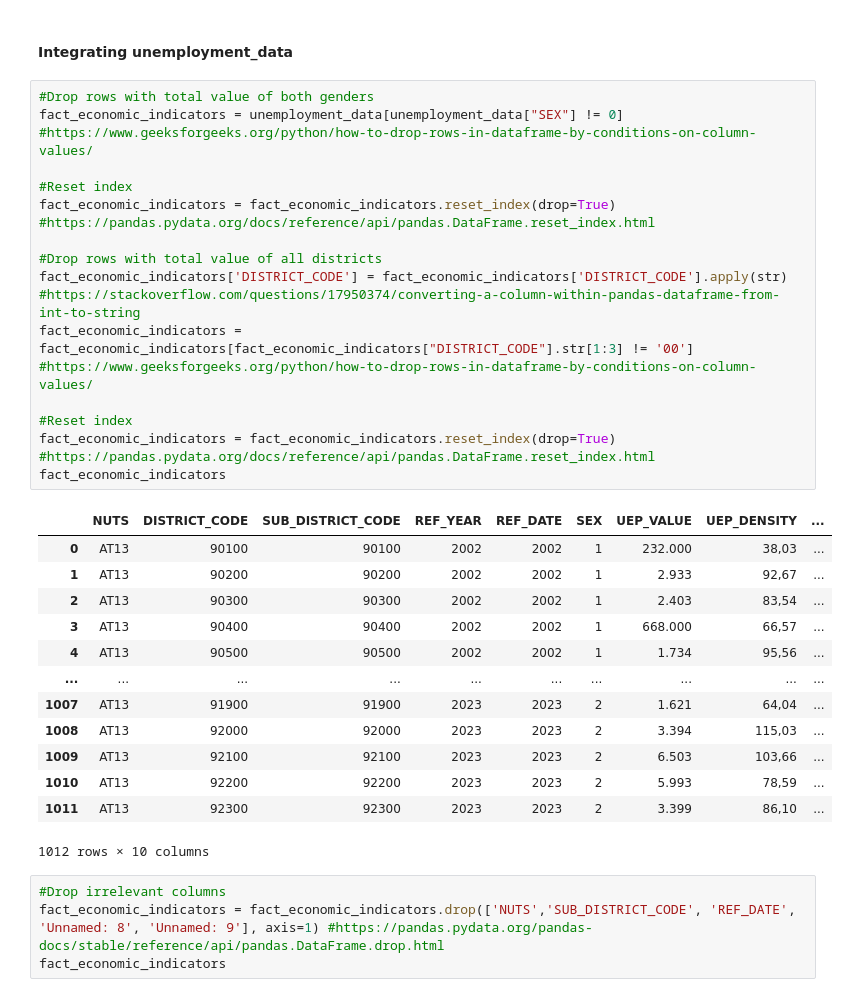
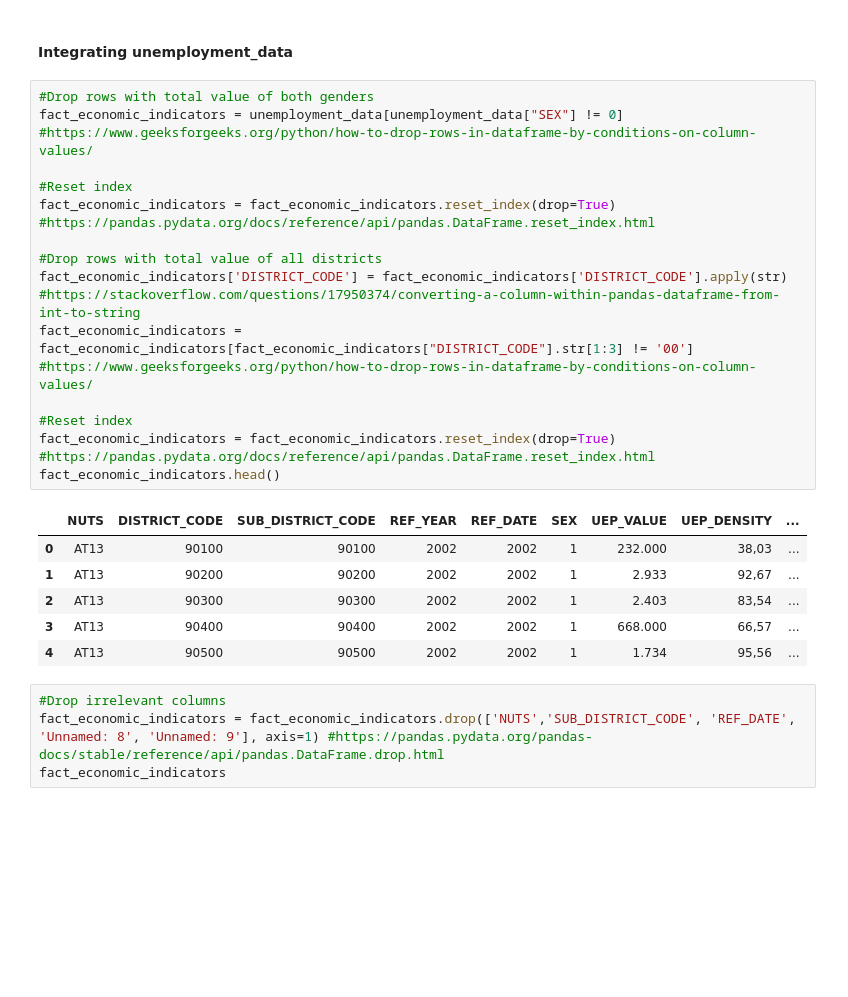
Before and after one commit to yasinfahmy/Business-Intelligence-I, a Jupyter notebook: pipeline/notebooks/pipeline.ipynb, the cells around one changed output. Drawn from its saved outputs; the diff is of its cells as text; blank space fills up the shorter version.

```diff
--- a/pipeline/notebooks/pipeline.ipynb
+++ b/pipeline/notebooks/pipeline.ipynb
@@ -117,31 +108,24 @@ dim_district_df.to_csv('../data/created/dim_district_data.csv', sep=';', index=F
 # %%
 #Drop rows with total value of both genders
 fact_economic_indicators = unemployment_data[unemployment_data["SEX"] != 0] #https://www.geeksforgeeks.org/python/how-to-drop-rows-in-dataframe-by-conditions-on-column-values/
 
 #Reset index
 fact_economic_indicators = fact_economic_indicators.reset_index(drop=True) #https://pandas.pydata.org/docs/reference/api/pandas.DataFrame.reset_index.html
 
 #Drop rows with total value of all districts
 fact_economic_indicators['DISTRICT_CODE'] = fact_economic_indicators['DISTRICT_CODE'].apply(str) #https://stackoverflow.com/questions/17950374/converting-a-column-within-pandas-dataframe-from-int-to-string
 fact_economic_indicators = fact_economic_indicators[fact_economic_indicators["DISTRICT_CODE"].str[1:3] != '00'] #https://www.geeksforgeeks.org/python/how-to-drop-rows-in-dataframe-by-conditions-on-column-values/
 
 #Reset index
 fact_economic_indicators = fact_economic_indicators.reset_index(drop=True) #https://pandas.pydata.org/docs/reference/api/pandas.DataFrame.reset_index.html
-fact_economic_indicators
+fact_economic_indicators.head()
 # %% [output]
 |  | NUTS | DISTRICT_CODE | SUB_DISTRICT_CODE | REF_YEAR | REF_DATE | SEX | UEP_VALUE | UEP_DENSITY | ... |
 | 0 | AT13 | 90100 | 90100 | 2002 | 2002 | 1 | 232.000 | 38,03 | ... |
 | 1 | AT13 | 90200 | 90200 | 2002 | 2002 | 1 | 2.933 | 92,67 | ... |
 | 2 | AT13 | 90300 | 90300 | 2002 | 2002 | 1 | 2.403 | 83,54 | ... |
 | 3 | AT13 | 90400 | 90400 | 2002 | 2002 | 1 | 668.000 | 66,57 | ... |
 | 4 | AT13 | 90500 | 90500 | 2002 | 2002 | 1 | 1.734 | 95,56 | ... |
-| ... | ... | ... | ... | ... | ... | ... | ... | ... | ... |
-| 1007 | AT13 | 91900 | 91900 | 2023 | 2023 | 2 | 1.621 | 64,04 | ... |
-| 1008 | AT13 | 92000 | 92000 | 2023 | 2023 | 2 | 3.394 | 115,03 | ... |
-| 1009 | AT13 | 92100 | 92100 | 2023 | 2023 | 2 | 6.503 | 103,66 | ... |
-| 1010 | AT13 | 92200 | 92200 | 2023 | 2023 | 2 | 5.993 | 78,59 | ... |
-| 1011 | AT13 | 92300 | 92300 | 2023 | 2023 | 2 | 3.399 | 86,10 | ... |
-1012 rows × 10 columns
 # %%
 #Drop irrelevant columns
 fact_economic_indicators = fact_economic_indicators.drop(['NUTS','SUB_DISTRICT_CODE', 'REF_DATE', 'Unnamed: 8', 'Unnamed: 9'], axis=1) #https://pandas.pydata.org/pandas-docs/stable/reference/api/pandas.DataFrame.drop.html
```
Also changed, not shown: parts of 9 cells of this notebook.
